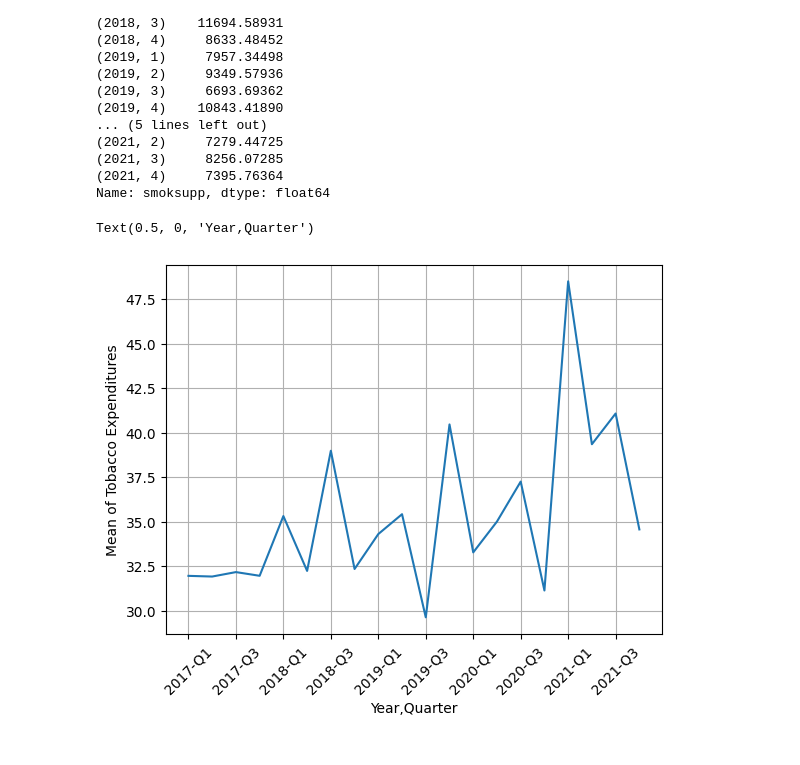
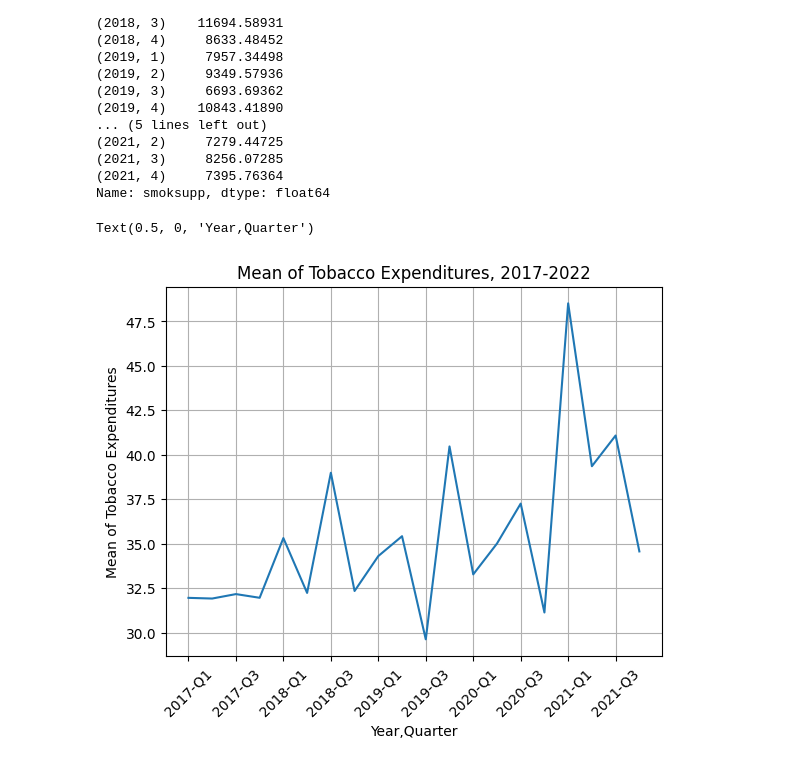
Before and after one commit to smokepm/Tobacco-Expenditure-Survey-Project, a Jupyter notebook: proj_2.ipynb, the cells around one changed output. Saved outputs shown, nothing was run; the diff lists cells and outputs as text; code cells hidden in the pictures.

```diff
--- a/proj_2.ipynb
+++ b/proj_2.ipynb
@@ -316,13 +316,14 @@ Name: smoksupp, dtype: float64
 # %%
 labels = df_grouped1[['year', 'quarter']].astype(str).agg('-Q'.join, axis=1)
 plt.plot(df_grouped1[['year', 'quarter']].astype(str).agg('-Q'.join, axis=1), df_grouped1['smoksupp'])
 plt.xticks(rotation=45, ticks=plt.xticks()[0][::2], labels=labels[::2])
 plt.ylabel('Mean of Tobacco Expenditures')
+plt.title('Mean of Tobacco Expenditures, 2017-2022')
 plt.grid()
 plt.xlabel('Year,Quarter')
 # %% [output]
 Text(0.5, 0, 'Year,Quarter')
-[figure, old version]
+[figure, new version]
 # %%
 labels = df_grouped2[['year', 'quarter']].astype(str).agg('-Q'.join, axis=1)
 plt.plot(df_grouped2[['year', 'quarter']].astype(str).agg('-Q'.join, axis=1), df_grouped2['smoksupp'])
```
Also changed, not shown: parts of 9 cells of this notebook.
